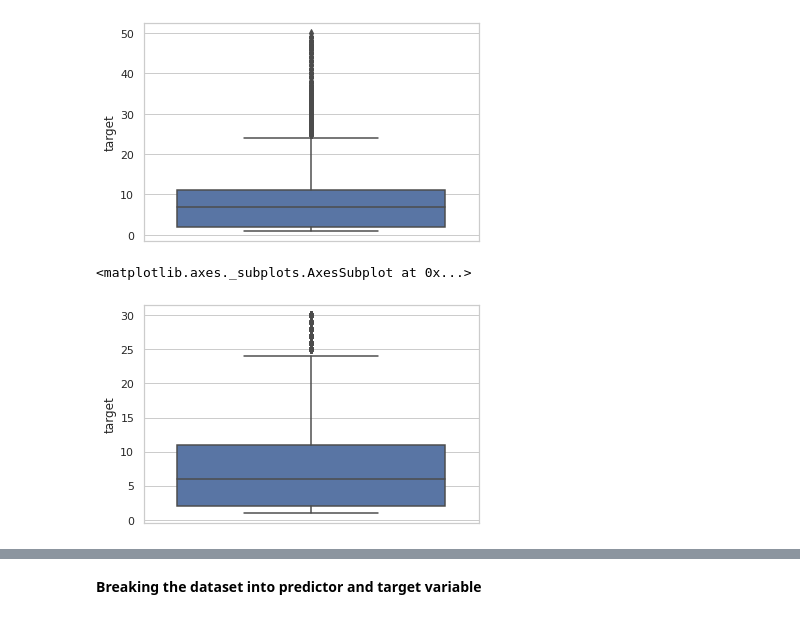
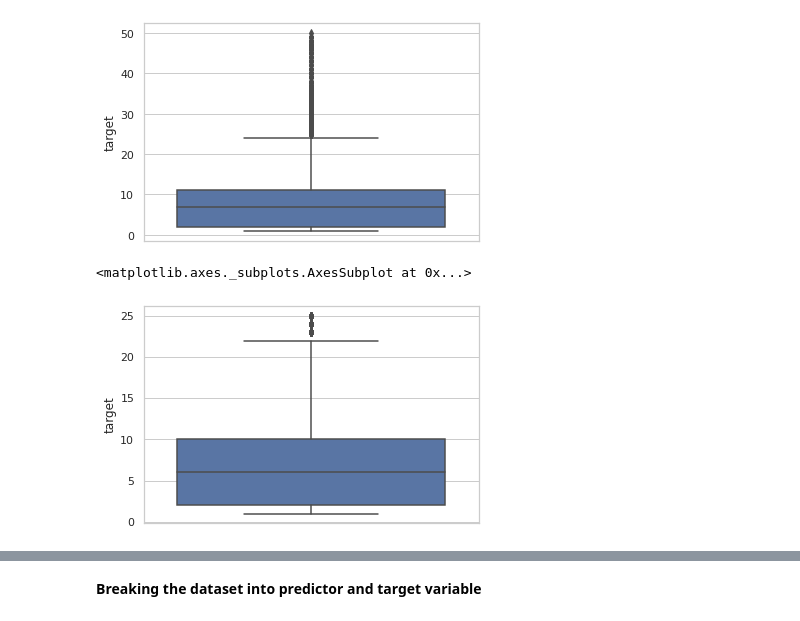
Before and after one commit to sudeep-009/Transport-Demand-Prediction-Regression-Capstone-Project, a Jupyter notebook: Copy_of_Demand_Prediction_for_Public_Transport_Capstone_Project.ipynb, the cells around one changed output, grey strips where cells are left out. Saved outputs shown, nothing was run; the diff lists cells and outputs as text; code cells hidden in the pictures.

```diff
--- a/Copy_of_Demand_Prediction_for_Public_Transport_Capstone_Project.ipynb
+++ b/Copy_of_Demand_Prediction_for_Public_Transport_Capstone_Project.ipynb
@@ -630,3 +472,6 @@ final_df.drop(drop_features,axis=1,inplace=True)
+# %%
+final_df = transform_df.copy()
+final_df.drop(['ride_id','travel_date','travel_time','date','month','hour','year','boarding_time(hr)','day_of_month','quarter','is_weekend',],axis=1,inplace=True)
 # %%
 final_df.head()
 # %% [output]
@@ -640,2 +483,0 @@ final_df.head()
-# %%
-final_df.rename(columns={'num_booking':'target'},inplace=True)
@@ -651,0 +484,6 @@ final_df.head()
+# %%
+#label encoding
+max_capacity = {49: 1, 11: 0 }
+final_df['max_capacity'] = final_df['max_capacity'].map(max_capacity)
+# %%
+final_df = pd.get_dummies(final_df, columns = ['day_of_week','travel_from','boarding period'])
@@ -659,11 +507,11 @@ sns.boxplot(y=final_df['target'])
 [figure]
 # %%
 #removing outliers
-final_df.drop(index=final_df[final_df['target']>30].index,axis=0,inplace=True)
+final_df.drop(index=final_df[final_df['target']>25].index,axis=0,inplace=True)
 sns.boxplot(y=final_df['target'])
 # %% [output]
 <matplotlib.axes._subplots.AxesSubplot at 0x...>
-[figure, old version]
+[figure, new version]
 # %%
 final_df.shape
 # %% [output]
```
Also changed, not shown: parts of 39 cells of this notebook.
